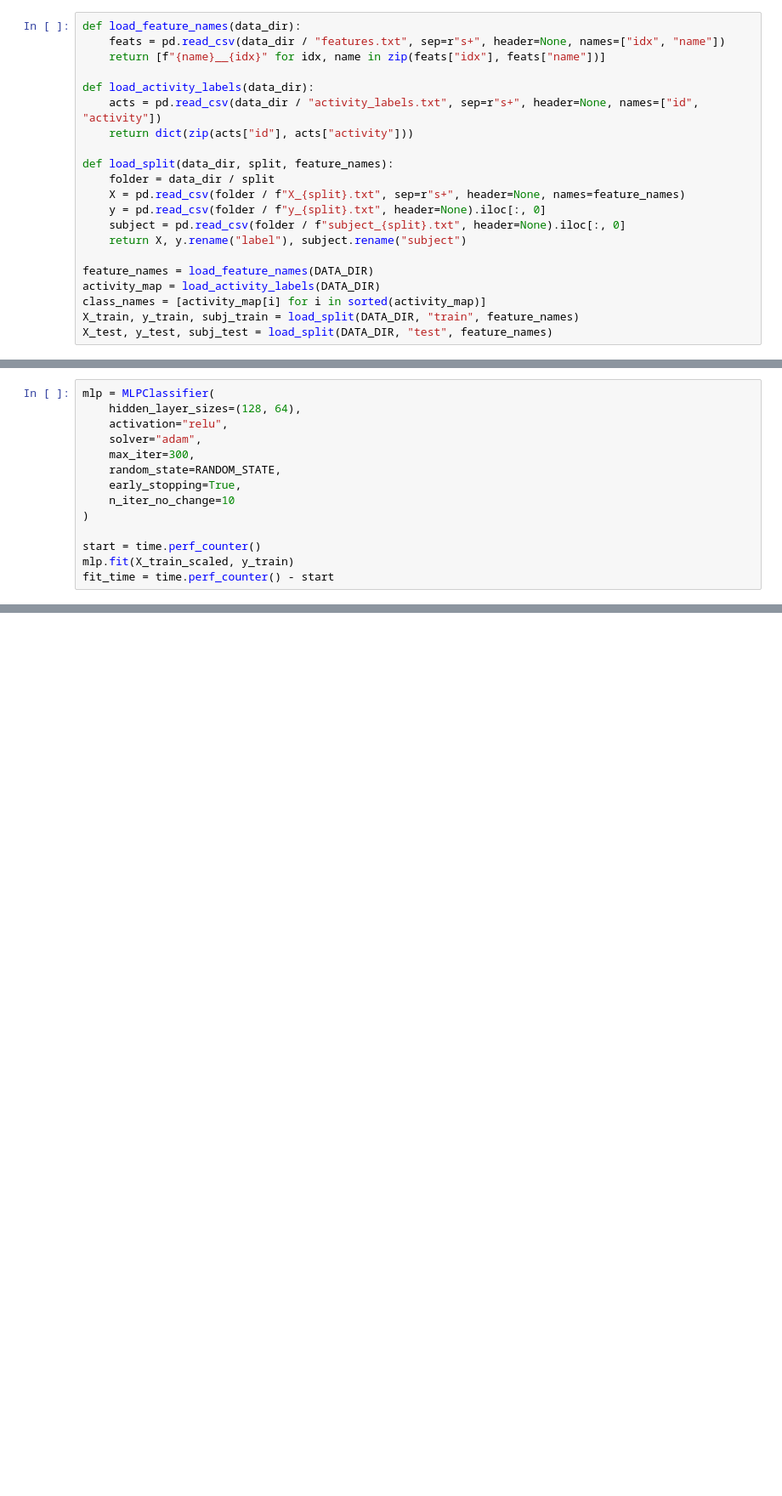
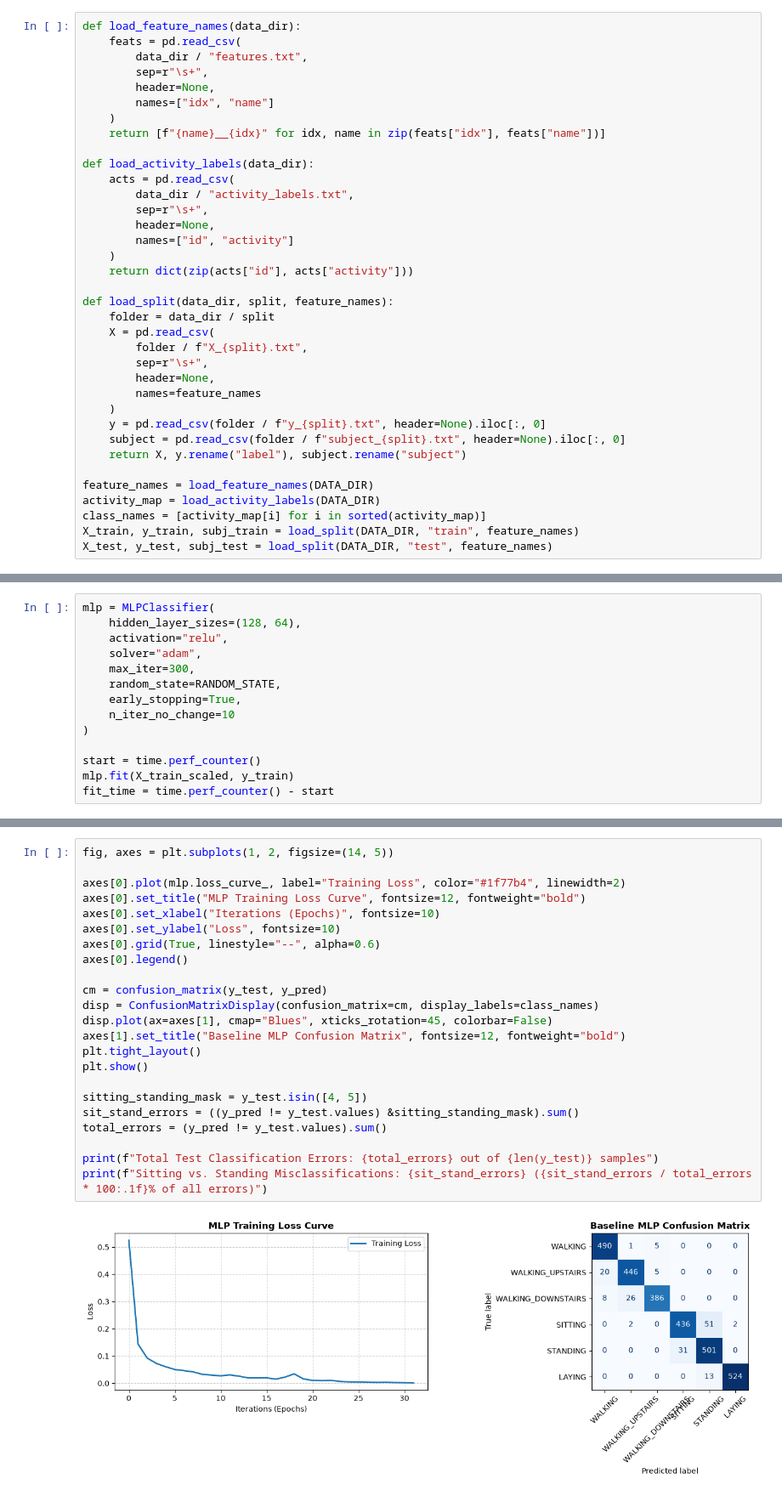
Before and after one commit to lubin2011/aai501-har-project, a Jupyter notebook: 04_neural_network.ipynb, the cells around one changed output, grey strips where cells are left out. Shown at 85% size. Saved outputs shown, nothing was run; the diff lists cells and outputs as text; blank space fills up the shorter version.

```diff
--- a/04_neural_network.ipynb
+++ b/04_neural_network.ipynb
@@ -11,16 +27,31 @@ RANDOM_STATE = 42
 DATA_DIR = Path("data") / "UCI HAR Dataset"
 # %%
 def load_feature_names(data_dir):
-    feats = pd.read_csv(data_dir / "features.txt", sep=r"s+", header=None, names=["idx", "name"])
+    feats = pd.read_csv(
+        data_dir / "features.txt",
+        sep=r"\s+",
+        header=None,
+        names=["idx", "name"]
+    )
     return [f"{name}__{idx}" for idx, name in zip(feats["idx"], feats["name"])]
 
 def load_activity_labels(data_dir):
-    acts = pd.read_csv(data_dir / "activity_labels.txt", sep=r"s+", header=None, names=["id", "activity"])
+    acts = pd.read_csv(
+        data_dir / "activity_labels.txt",
+        sep=r"\s+",
+        header=None,
+        names=["id", "activity"]
+    )
     return dict(zip(acts["id"], acts["activity"]))
 
 def load_split(data_dir, split, feature_names):
     folder = data_dir / split
-    X = pd.read_csv(folder / f"X_{split}.txt", sep=r"s+", header=None, names=feature_names)
+    X = pd.read_csv(
+        folder / f"X_{split}.txt",
+        sep=r"\s+",
+        header=None,
+        names=feature_names
+    )
     y = pd.read_csv(folder / f"y_{split}.txt", header=None).iloc[:, 0]
     subject = pd.read_csv(folder / f"subject_{split}.txt", header=None).iloc[:, 0]
     return X, y.rename("label"), subject.rename("subject")
@@ -63,0 +127,25 @@ print(per_person.round(3))
+# %%
+fig, axes = plt.subplots(1, 2, figsize=(14, 5))
+
+axes[0].plot(mlp.loss_curve_, label="Training Loss", color="#1f77b4", linewidth=2)
+axes[0].set_title("MLP Training Loss Curve", fontsize=12, fontweight="bold")
+axes[0].set_xlabel("Iterations (Epochs)", fontsize=10)
+axes[0].set_ylabel("Loss", fontsize=10)
+axes[0].grid(True, linestyle="--", alpha=0.6)
+axes[0].legend()
+
+cm = confusion_matrix(y_test, y_pred)
+disp = ConfusionMatrixDisplay(confusion_matrix=cm, display_labels=class_names)
+disp.plot(ax=axes[1], cmap="Blues", xticks_rotation=45, colorbar=False)
+axes[1].set_title("Baseline MLP Confusion Matrix", fontsize=12, fontweight="bold")
+plt.tight_layout()
+plt.show()
+
+sitting_standing_mask = y_test.isin([4, 5])
+sit_stand_errors = ((y_pred != y_test.values) &sitting_standing_mask).sum()
+total_errors = (y_pred != y_test.values).sum()
+
+print(f"Total Test Classification Errors: {total_errors} out of {len(y_test)} samples")
+print(f"Sitting vs. Standing Misclassifications: {sit_stand_errors} ({sit_stand_errors / total_errors * 100:.1f}% of all errors)")
+# %% [output]
+[figure, added]
```
Also changed, not shown: parts of 13 cells of this notebook.
